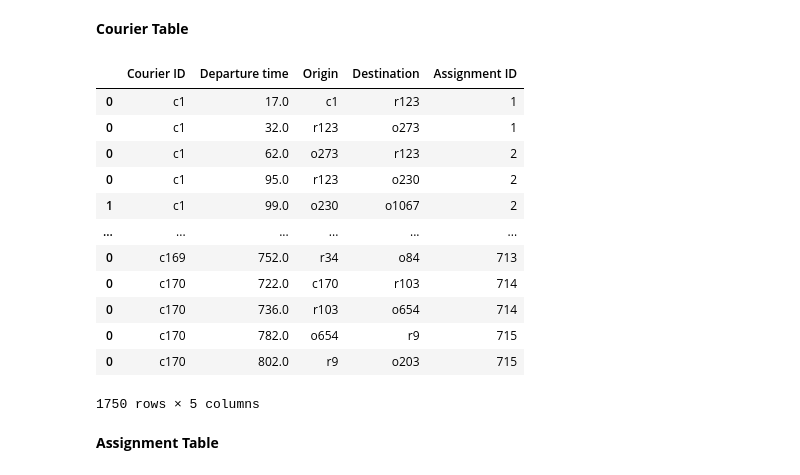
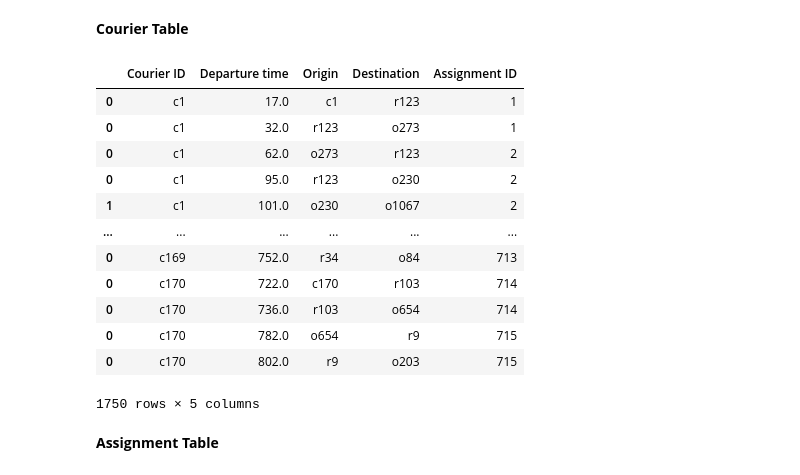
Before and after one commit to spencerkmarley/smu-cs606-meal-delivery-routing-problem, a Jupyter notebook: main.ipynb, the cells around one changed output. Drawn from its saved outputs; the diff is of its cells as text; code cells hidden in the pictures.

```diff
--- a/main.ipynb
+++ b/main.ipynb
@@ -777,34 +777,34 @@ df.to_csv(os.path.join(instance_dir,'orders_solution_info.txt'), header=['order'
 # %%
 courier_table = pd.DataFrame(columns=['Courier ID', 'Departure time', 'Origin', 'Destination','Assignment ID'])
 assignment_id = 0
 for i, c in enumerate(dr.couriers):
     for a in c.assignments:
         assignment_id += 1
         # journey from courier's location/last assignment's last location to the restaurant of the first assignment
         courier_table = pd.concat([courier_table, pd.DataFrame(columns=['Courier ID', 'Departure time', 'Origin', 'Destination','Assignment ID'],
                                                data=[[c.id, a.departure_time, a.departure_location, a.restaurant_id, assignment_id]] )])
 
         # journey from restaurant to the last order's location
         # create departure_time
         departure_time = [a.pickup_time+dr.pickup_service_minutes/2]
         order_list = [a.restaurant_id]+[o.id for o in a.route.bundle]
         for j in range(1, len(order_list)-1):
-            departure_time.append(departure_time[j-1]+dr.travel_time(order_list[j-1],order_list[j])+dr.dropoff_service_minutes/2)
+            departure_time.append(departure_time[j-1]+dr.travel_time(order_list[j-1],order_list[j])+dr.dropoff_service_minutes)
         # create origin list
         origin_list = order_list[:len(order_list)-1]
         # create destination list
         destination_list = order_list[1:]
         # create table
         courier_table = pd.concat([courier_table, pd.DataFrame(columns=['Courier ID', 'Departure time', 'Origin', 'Destination','Assignment ID'],
                                                data=[[c.id, departure_time[j], origin_list[j], destination_list[j], assignment_id] for j in range(len(departure_time))])])
 courier_table
 # %% [output]
 |  | Courier ID | Departure time | Origin | Destination | Assignment ID |
 | 0 | c1 | 17.0 | c1 | r123 | 1 |
 | 0 | c1 | 32.0 | r123 | o273 | 1 |
 | 0 | c1 | 62.0 | o273 | r123 | 2 |
 | 0 | c1 | 95.0 | r123 | o230 | 2 |
-| 1 | c1 | 99.0 | o230 | o1067 | 2 |
+| 1 | c1 | 101.0 | o230 | o1067 | 2 |
 | ... | ... | ... | ... | ... | ... |
 | 0 | c169 | 752.0 | r34 | o84 | 713 |
 | 0 | c170 | 722.0 | c170 | r103 | 714 |
```
Also changed, not shown: parts of 14 cells of this notebook, 2 other files.
